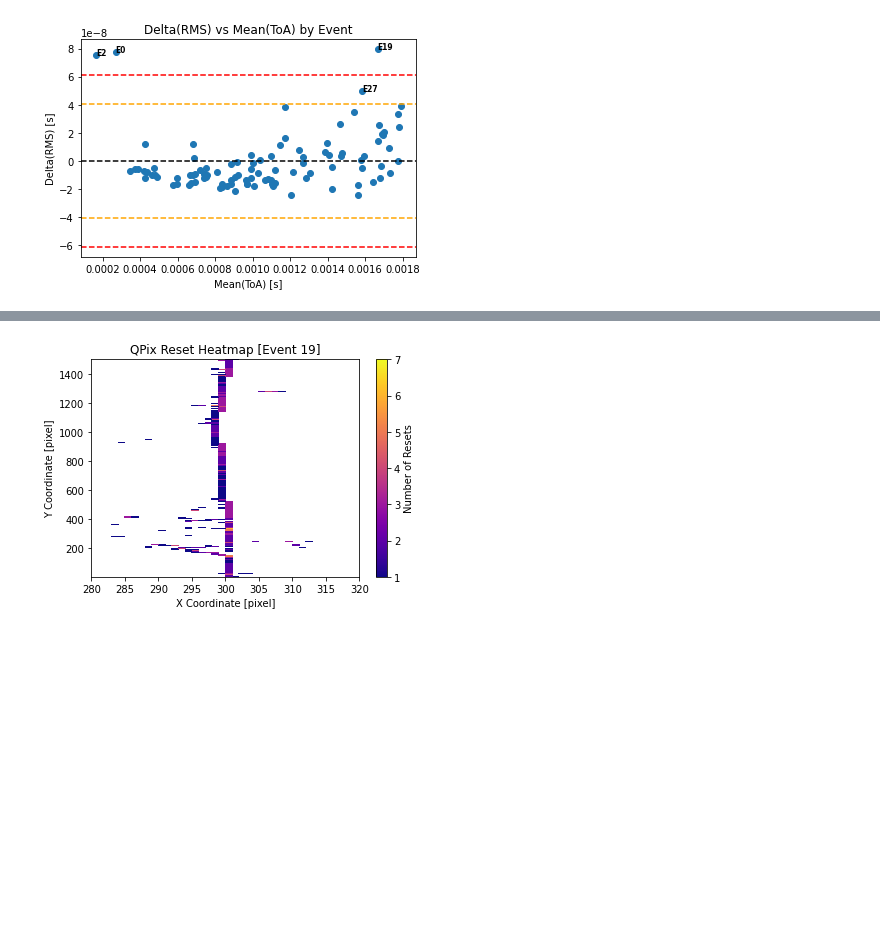
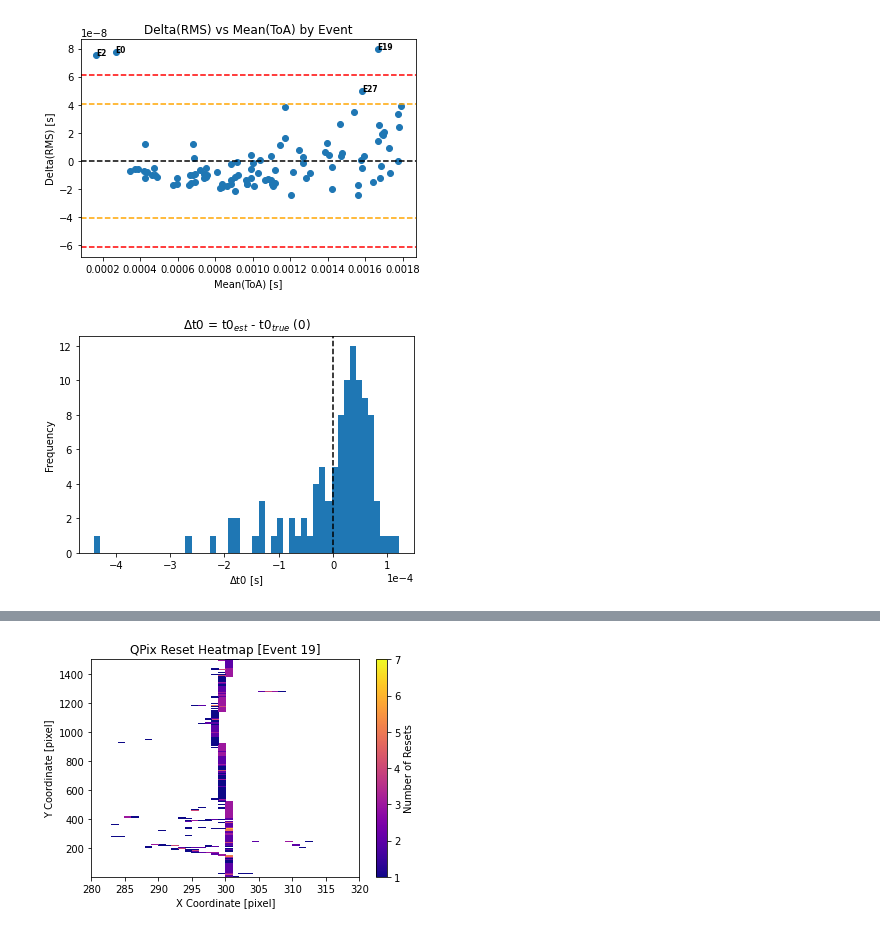
Before and after one commit to Eikenbcr/DUNE, a Jupyter notebook: Warmup/PyMacros/Warmup_Pandas.ipynb, the cells around one changed output, grey strips where cells are left out. Drawn from its saved outputs; the diff is of its cells as text; code cells hidden in the pictures; blank space fills up the shorter version.

```diff
--- a/Warmup/PyMacros/Warmup_Pandas.ipynb
+++ b/Warmup/PyMacros/Warmup_Pandas.ipynb
@@ -354,0 +371,11 @@ plt.savefig('Mean_ToA_vs_Delta_RMS_perEvent.png', dpi=1200)
+# %%
+fig = plt.figure()
+plt.hist(minEvent_df.T0_est, bins=50)
+plt.axvline(x=0, color='black', linestyle='--')
+plt.xlabel("$\Delta$t0 [s]")
+plt.ylabel("Frequency")
+plt.title("$\Delta$t0 = t$0_{est}$ - t$0_{true}$ (0)")
+plt.ticklabel_format(style='sci', axis='x', scilimits=(0,0))
+plt.savefig('DeltaT0_perEvent.png', dpi=1200)
+# %% [output]
+[figure, added]
```
Also changed, not shown: parts of 9 cells of this notebook, 4 other files.
